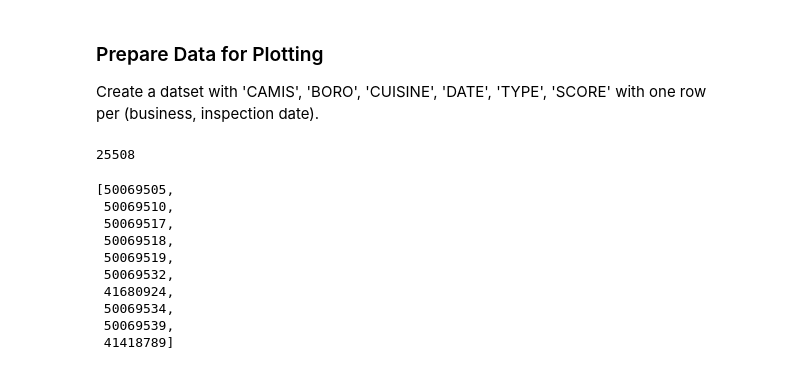
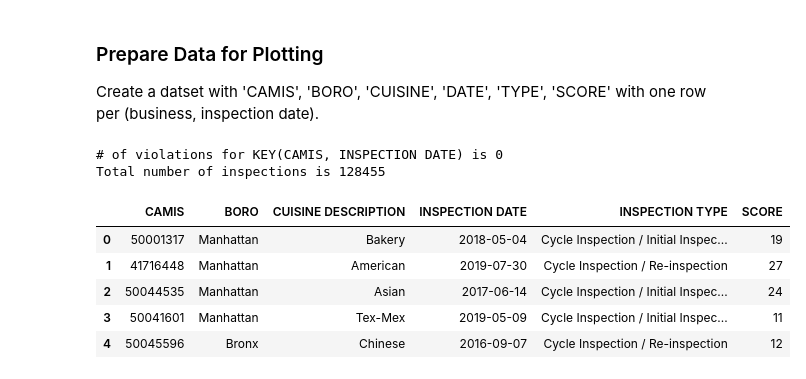
Before and after one commit to VIDA-NYU/openclean-core, a Jupyter notebook: examples/notebooks/NYCRestaurantInspections/NYC Restaurant Inspections - Cleaning.ipynb, the cells around one changed output. Saved outputs shown, nothing was run; the diff lists cells and outputs as text; code cells hidden in the pictures.

```diff
--- a/examples/notebooks/NYCRestaurantInspections/NYC Restaurant Inspections - Cleaning.ipynb
+++ b/examples/notebooks/NYCRestaurantInspections/NYC Restaurant Inspections - Cleaning.ipynb
@@ -298,19 +315,0 @@ establishments = groupby(df, 'CAMIS')
-# %%
-# Total number of businesses.
-
-len(establishments)
-# %% [output]
-25508
-# %%
-list(establishments.keys())[:10]
-# %% [output]
-[50069505,
- 50069510,
- 50069517,
- 50069518,
- 50069519,
- 50069532,
- 41680924,
- 50069534,
- 50069539,
- 41418789]
@@ -317,3 +321,26 @@ list(establishments.keys())[:10]
+# %%
+from openclean.operator.map.violations import key_violations
+
+# Ensure that ['CAMIS', 'INSPECTION DATE'] is a key candidate now.
+groups = key_violations(establishments, ['CAMIS', 'INSPECTION DATE'])
+assert len(groups) == 0
+
+print('# of violations for KEY(CAMIS, INSPECTION DATE) is {}'.format(len(groups)))
+
+# Total number of businesses.
+print('Total number of inspections is {}'.format(len(establishments)))
+# %% [output]
+# of violations for KEY(CAMIS, INSPECTION DATE) is 0
+Total number of inspections is 128455
+# %%
+establishments.head()
+# %% [output]
+|  | CAMIS | BORO | CUISINE DESCRIPTION | INSPECTION DATE | INSPECTION TYPE | SCORE |
+| 0 | 50001317 | Manhattan | Bakery | 2018-05-04 | Cycle Inspection / Initial Inspec... | 19 |
+| 1 | 41716448 | Manhattan | American | 2019-07-30 | Cycle Inspection / Re-inspection | 27 |
+| 2 | 50044535 | Manhattan | Asian | 2017-06-14 | Cycle Inspection / Initial Inspec... | 24 |
+| 3 | 50041601 | Manhattan | Tex-Mex | 2019-05-09 | Cycle Inspection / Initial Inspec... | 11 |
+| 4 | 50045596 | Bronx | Chinese | 2016-09-07 | Cycle Inspection / Re-inspection | 12 |
 # %%
 # Show inspection data for a single business.
 
```
Also changed, not shown: parts of 10 cells of this notebook, 2 other files.
